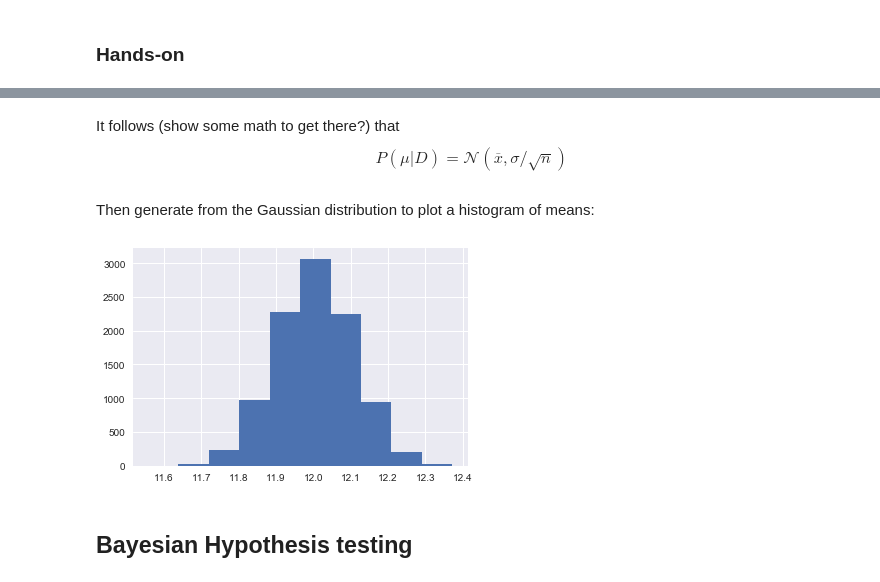
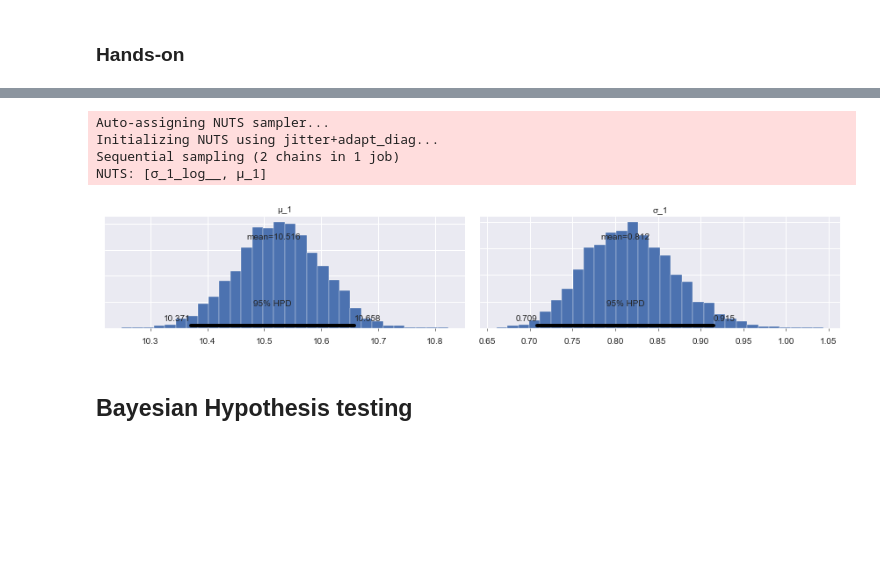
Before and after one commit to ericmjl/bayesian-stats-modelling-tutorial, a Jupyter notebook: notebooks/2.Parameter_estimation_hypothesis_testing.ipynb, the cells around one changed output, grey strips where cells are left out. Cells and saved outputs as stored; diff of their text form; code cells hidden in the pictures; blank space fills up the shorter version.

```diff
--- a/notebooks/2.Parameter_estimation_hypothesis_testing.ipynb
+++ b/notebooks/2.Parameter_estimation_hypothesis_testing.ipynb
@@ -106,14 +132,29 @@ $$P(\mu|D) = \frac{1}{(2\pi^2)^{n/2}}\text{exp}(\frac{1}{2\sigma^2}\sum(x_i-\mu)
-# %% [markdown]
-It follows (show some math to get there?) that $$P(\mu|D)= \mathcal{N}(\overline{x},\sigma/\sqrt{n})$$
-# %% [markdown]
-Then generate from the Gaussian distribution to plot a histogram of means:
-# %%
-df_12 = pd.read_csv('../data/finch_beaks_2012.csv')
-lengths = df_12.blength
-means = np.random.normal(np.mean(lengths), np.std(lengths)/np.sqrt(len(lengths)), 10**4)
-plt.hist(means);
-# %% [output]
-[figure, removed]
+# %%
+# Import and view head of data
+df_12 = pd.read_csv('../data/finch_beaks_2012.csv')
+df_fortis = df_12.loc[df_12.species == 'fortis']
+df_scandens = df_12.loc[df_12.species == 'scandens']
+# %%
+with pm.Model() as model:
+    """
+    The priors for each group.
+    """
+    μ_1 = pm.Normal('μ_1', mu=10, sd=5)
+    σ_1 = pm.Lognormal('σ_1', 0, 10)
+    # Gaussian Likelihood
+    y_1 = pm.Normal('y_1', mu=μ_1, sd=σ_1, observed=df_fortis.blength)
+# %%
+# bust it out & sample
+with model:
+    samples = pm.sample(2000, njobs=1)
+
+pm.plot_posterior(samples);
+# %% [output]
+Auto-assigning NUTS sampler...
+Initializing NUTS using jitter+adapt_diag...
+Sequential sampling (2 chains in 1 job)
+NUTS: [σ_1_log__, μ_1]
+[figure, added]
 # %% [markdown]
 ## Bayesian Hypothesis testing
 # %% [markdown]
```
Also changed, not shown: parts of 34 cells of this notebook.
